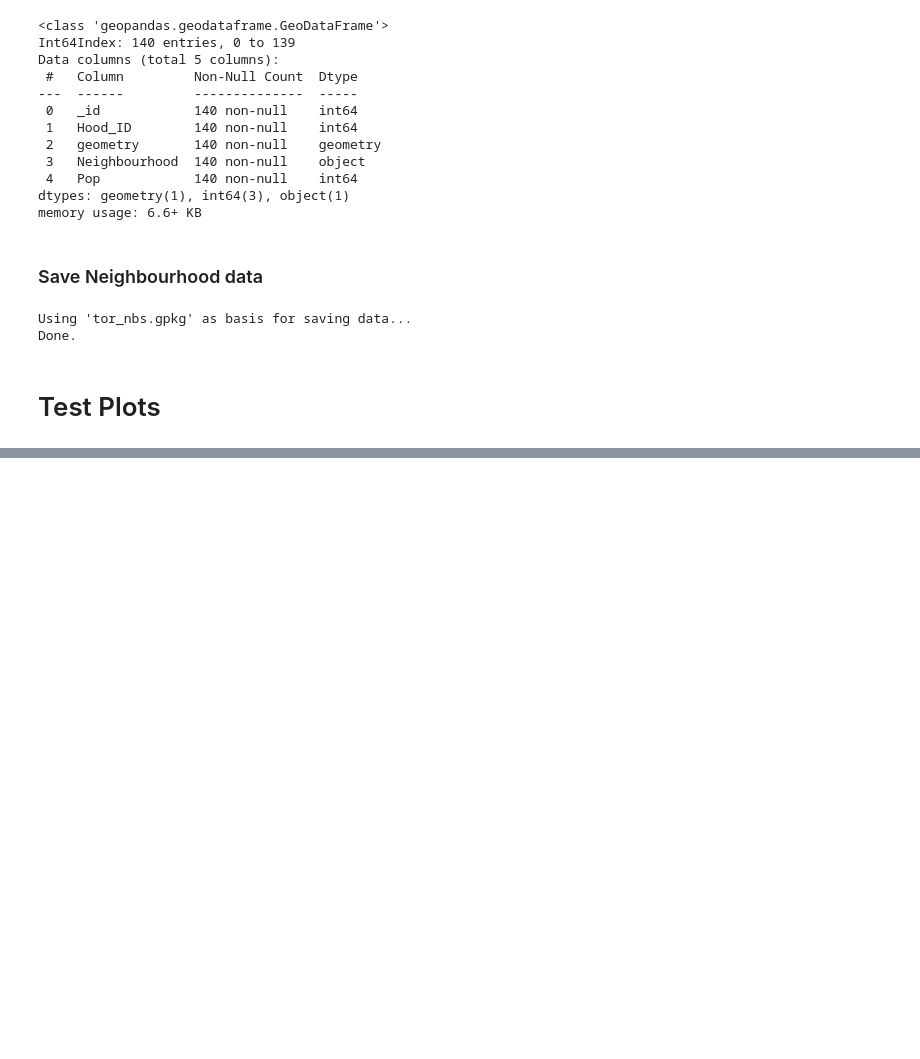
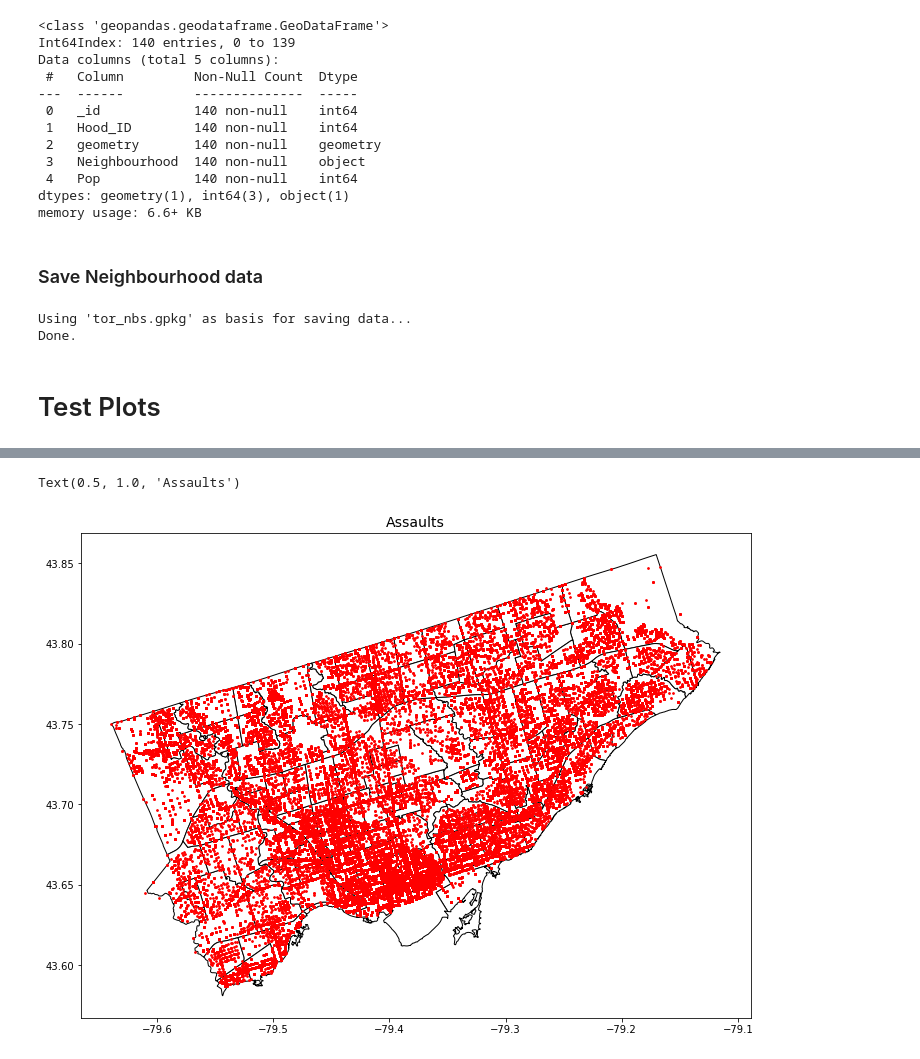
Before and after one commit to MattKavanaugh/dcsa_grp_project, a Jupyter notebook: eda_and_cleaning.ipynb, the cells around one changed output, grey strips where cells are left out. Cells and saved outputs as stored; diff of their text form; code cells hidden in the pictures; blank space fills up the shorter version.

```diff
--- a/eda_and_cleaning.ipynb
+++ b/eda_and_cleaning.ipynb
@@ -1384,3 +1384,17 @@ crime.plot(ax=base, figsize=(18,14), marker='o', color='red', markersize=3);
 # NOTE - it appears that some dots along the edges are outside toronto
     # HOWEVER - documentation notes crime locations moved to closest intersection to maintain annonimity
     # AS A RESULT - All included points have been verified as within an identified Toronto Neighbourhood, but may not appear so visually
+# %%
+# out of curiousity, let's plot the different crime types
+assault = crime.loc[(crime['MCI']=='Assault')]
+autotheft = crime.loc[(crime['MCI']=='Auto Theft')]
+breakenter = crime.loc[(crime['MCI']=='Break and Enter')]
+robbery = crime.loc[(crime['MCI']=='Robbery')]
+theftover = crime.loc[(crime['MCI']=='Theft Over')]
+# %%
+base = tor_nbs.plot(figsize=(12,10), color='white', edgecolor='black')
+assault.plot(ax=base, figsize=(12,10), marker='o', color='red', markersize=3)
+plt.title('Assaults', fontsize=14, color='black')
+# %% [output]
+Text(0.5, 1.0, 'Assaults')
+[figure, added]
```
Also changed, not shown: parts of 26 cells of this notebook, 22 other files.
